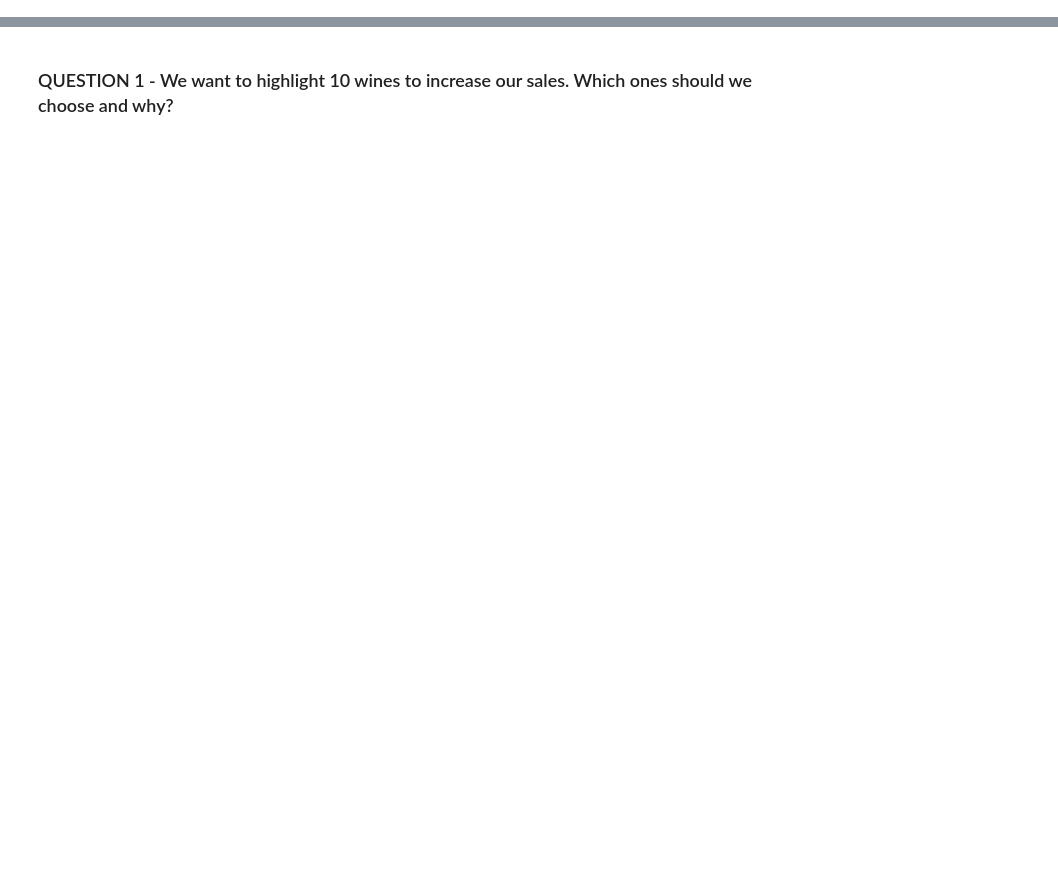
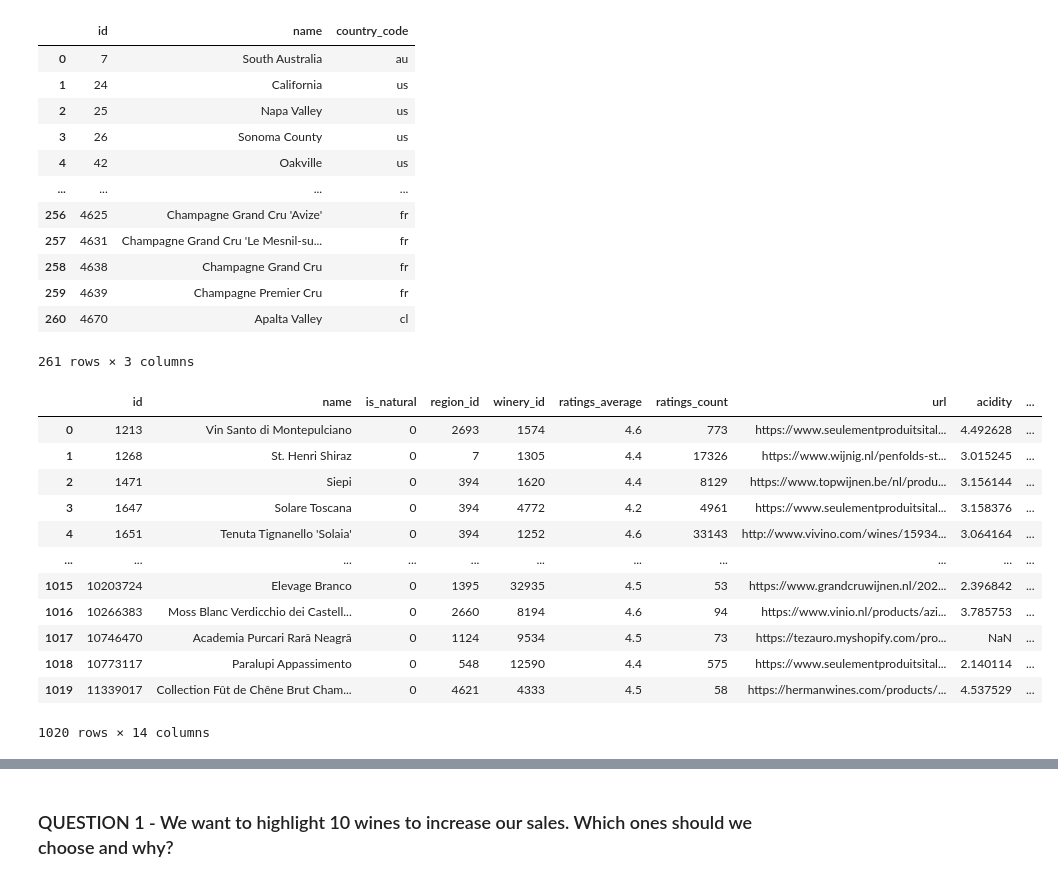
Before and after one commit to moni2code/project_vivino, a Jupyter notebook: notebooks/vivino_analysis_muhammad.ipynb, the cells around one changed output, grey strips where cells are left out. Saved outputs shown, nothing was run; the diff lists cells and outputs as text; code cells hidden in the pictures; blank space fills up the shorter version.

Commit message:
Merge branch 'dev_branch' of https://github.com/mfirdaus354/project_vivino into dev_branch

```diff
--- a/notebooks/vivino_analysis_muhammad.ipynb
+++ b/notebooks/vivino_analysis_muhammad.ipynb
@@ -21,0 +215,24 @@ print(table_names)
+# %%
+toplist_vivino = pd.read_sql_query("""SELECT * FROM toplists;""", engine)
+wines_vivino = pd.read_sql_query("""SELECT * FROM wines;""", engine)
+regions_vivino = pd.read_sql_query("""SELECT * FROM regions;""", engine)
+grapes_vivino = pd.read_sql_query("""SELECT * FROM grapes;""", engine)
+countries_vivino = pd.read_sql_query("""SELECT * FROM countries;""", engine)
+most_used_grapes_per_country = pd.read_sql_query("""SELECT * FROM most_used_grapes_per_country;""", engine)
+
+display(grapes_vivino, most_used_grapes_per_country, countries_vivino, regions_vivino, wines_vivino)
+##
+
+## convert country_code in most_used_grapes_per_country to country_name by crosschecking with id in wines_vivino
+# most_used_grapes_per_country = pd.merge(
+#     most_used_grapes_per_country,
+#     wines_vivino,
+#     left_on='country_code',
+#     right_on='id'.astype(str)
+#     )
+
+# most_used_grapes_per_country = most_used_grapes_per_country.drop(columns=['id_y', 'country_code'])
+# most_used_grapes_per_country = most_used_grapes_per_country.rename(columns={'id_x': 'country_code', 'name': 'country_name'})
+
+# display(most_used_grapes_per_country)
+# %% [output]
@@ -21,0 +308,26 @@ print(table_names)
+|  | id | name | country_code |
+| 0 | 7 | South Australia | au |
+| 1 | 24 | California | us |
+| 2 | 25 | Napa Valley | us |
+| 3 | 26 | Sonoma County | us |
+| 4 | 42 | Oakville | us |
+| ... | ... | ... | ... |
+| 256 | 4625 | Champagne Grand Cru 'Avize' | fr |
+| 257 | 4631 | Champagne Grand Cru 'Le Mesnil-su... | fr |
+| 258 | 4638 | Champagne Grand Cru | fr |
+| 259 | 4639 | Champagne Premier Cru | fr |
+| 260 | 4670 | Apalta Valley | cl |
+261 rows × 3 columns
+|  | id | name | is_natural | region_id | winery_id | ratings_average | ratings_count | url | acidity | ... |
+| 0 | 1213 | Vin Santo di Montepulciano | 0 | 2693 | 1574 | 4.6 | 773 | https://www.seulementproduitsital... | 4.492628 | ... |
+| 1 | 1268 | St. Henri Shiraz | 0 | 7 | 1305 | 4.4 | 17326 | https://www.wijnig.nl/penfolds-st... | 3.015245 | ... |
+| 2 | 1471 | Siepi | 0 | 394 | 1620 | 4.4 | 8129 | https://www.topwijnen.be/nl/produ... | 3.156144 | ... |
+| 3 | 1647 | Solare Toscana | 0 | 394 | 4772 | 4.2 | 4961 | https://www.seulementproduitsital... | 3.158376 | ... |
+| 4 | 1651 | Tenuta Tignanello 'Solaia' | 0 | 394 | 1252 | 4.6 | 33143 | http://www.vivino.com/wines/15934... | 3.064164 | ... |
+| ... | ... | ... | ... | ... | ... | ... | ... | ... | ... | ... |
+| 1015 | 10203724 | Elevage Branco | 0 | 1395 | 32935 | 4.5 | 53 | https://www.grandcruwijnen.nl/202... | 2.396842 | ... |
+| 1016 | 10266383 | Moss Blanc Verdicchio dei Castell... | 0 | 2660 | 8194 | 4.6 | 94 | https://www.vinio.nl/products/azi... | 3.785753 | ... |
+| 1017 | 10746470 | Academia Purcari Rară Neagră | 0 | 1124 | 9534 | 4.5 | 73 | https://tezauro.myshopify.com/pro... | NaN | ... |
+| 1018 | 10773117 | Paralupi Appassimento | 0 | 548 | 12590 | 4.4 | 575 | https://www.seulementproduitsital... | 2.140114 | ... |
+| 1019 | 11339017 | Collection Fût de Chêne Brut Cham... | 0 | 4621 | 4333 | 4.5 | 58 | https://hermanwines.com/products/... | 4.537529 | ... |
+1020 rows × 14 columns
```
Also changed, not shown: parts of 12 cells of this notebook, 1 other file.
